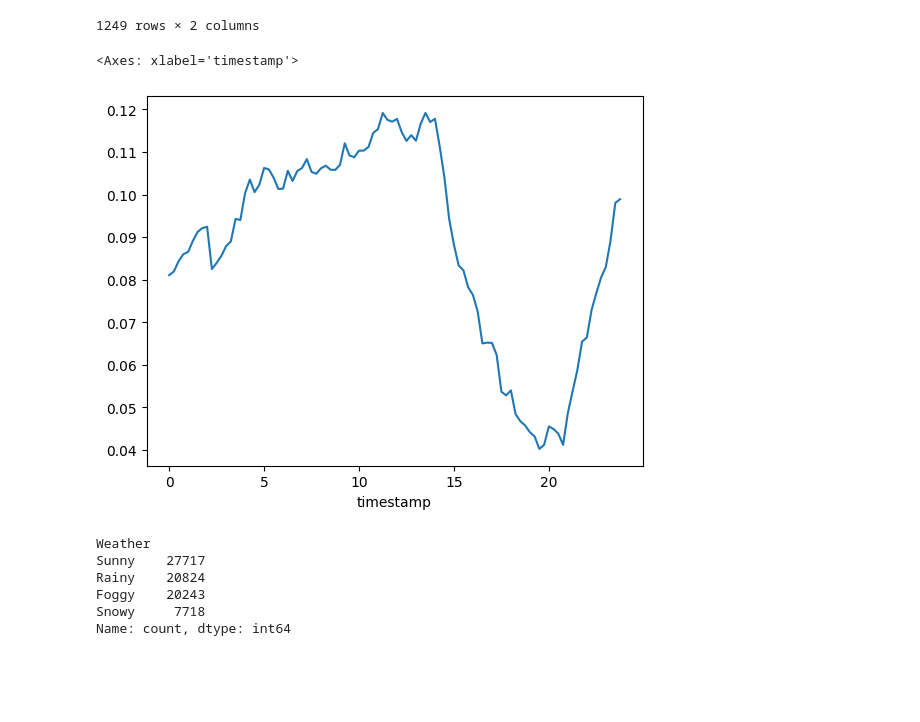
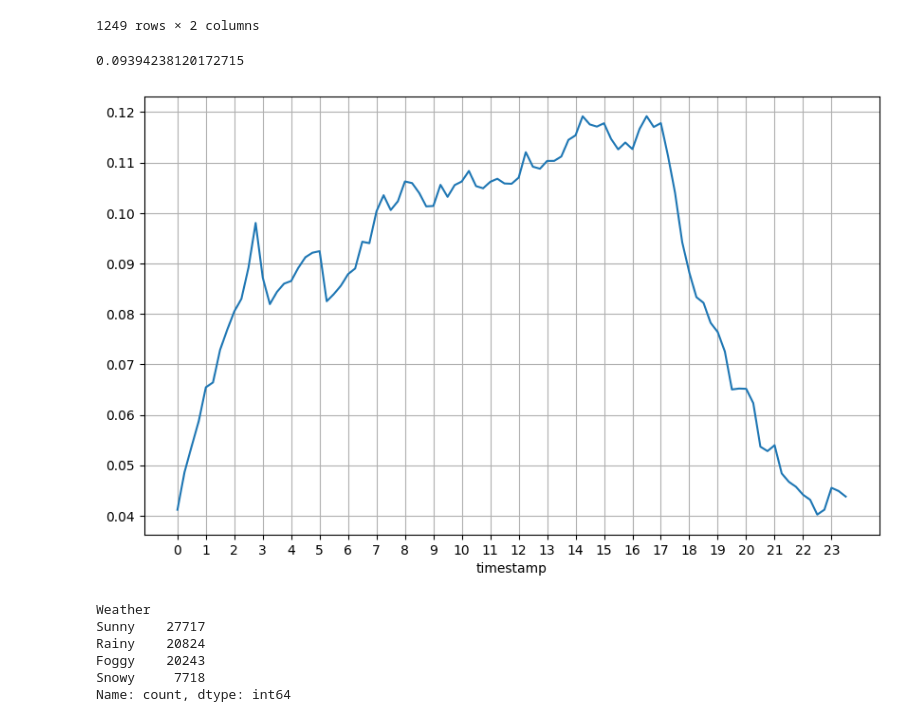
Before and after one commit to akshatsinha2027/Flipkart-GridLock-2.0, a Jupyter notebook: Preprocessing & EDA.ipynb, the cells around one changed output. Cells and saved outputs as stored; diff of their text form; code cells hidden in the pictures; blank space fills up the shorter version.

```diff
--- a/Preprocessing & EDA.ipynb
+++ b/Preprocessing & EDA.ipynb
@@ -151,11 +151,20 @@ def convert_to_time(x):
     return float(parts[0]) + float(parts[1])/60
 # %%
 df['timestamp']=df['timestamp'].apply(convert_to_time)
+# %%
+df['timestamp']=df['timestamp']+3
+df['timestamp']=np.where(df['timestamp']>23.5,df['timestamp']-23.75,df['timestamp'])
+# %%
+df['demand'].mean()
+# %% [output]
+0.09394238120172715
 # %%
+plt.figure(figsize=(10,6))
+plt.xticks(np.arange(0,24,step=1))
 df['demand'].groupby(df['timestamp']).mean().plot(x='timestamp',y='demand')
+plt.grid(True)
 # %% [output]
-<Axes: xlabel='timestamp'>
-[figure, old version]
+[figure, new version]
 # %%
 df['Weather'].value_counts()
 # %% [output]
```
Also changed, not shown: parts of 11 cells of this notebook.
